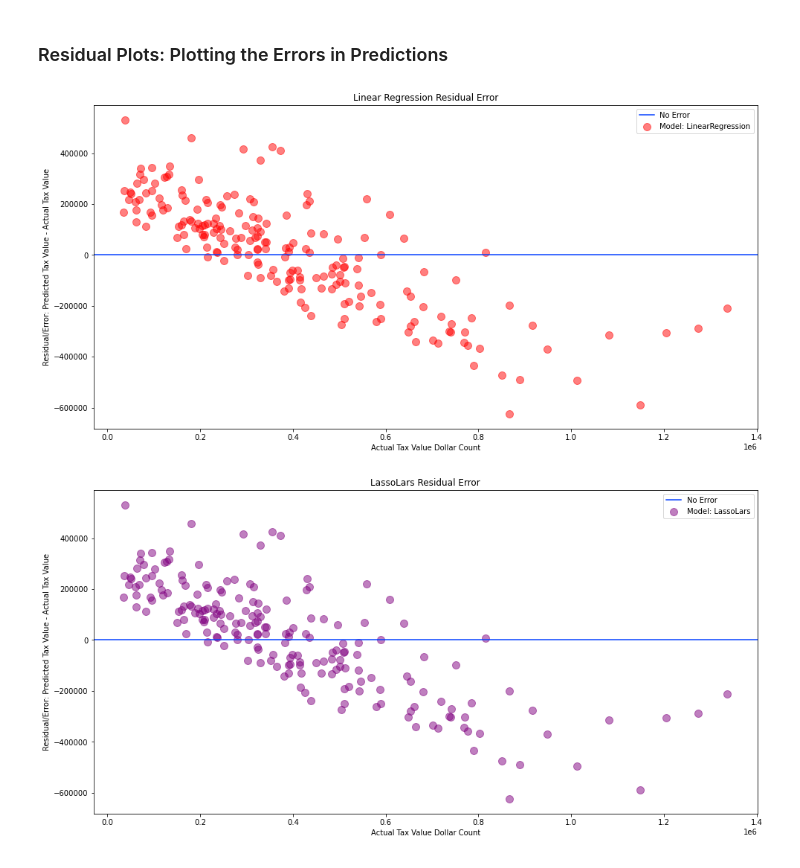
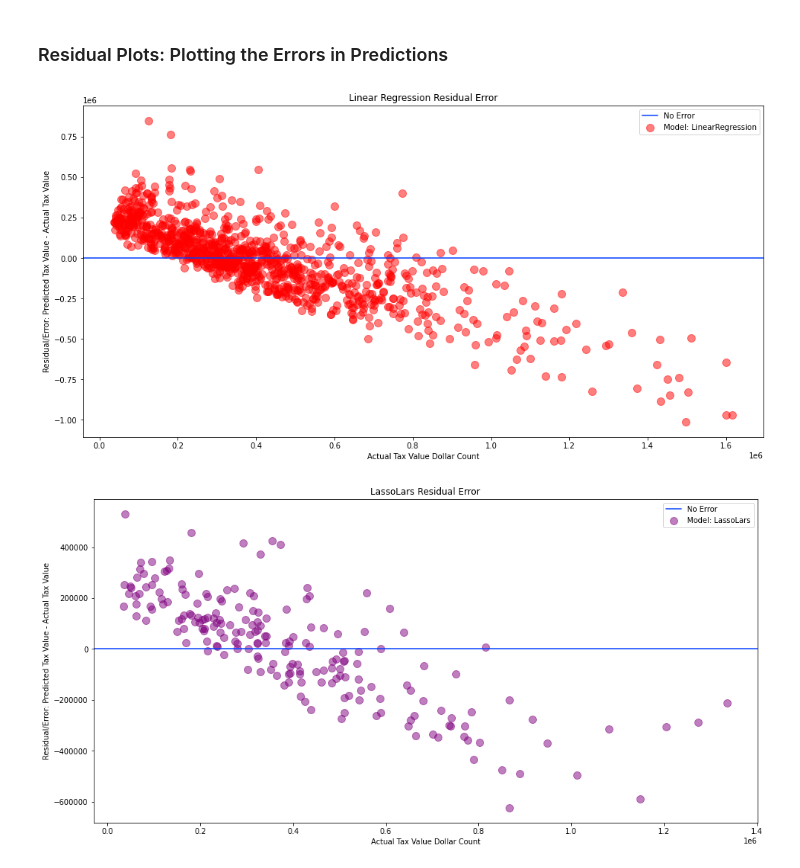
Before and after one commit to malachi-hale/Zillow-Project, a Jupyter notebook: Final_Project.ipynb, the cells around one changed output. Cells and saved outputs as stored; diff of their text form; code cells hidden in the pictures.

```diff
--- a/Final_Project.ipynb
+++ b/Final_Project.ipynb
@@ -1082,3 +1082,5 @@ Because our datasets our so large, we only graph the heads of the validate datas
+# %%
+validate_sample = y_validate.sample(1000)
 # %%
 # y_validate.head()
 plt.figure(figsize=(16,8))
@@ -1156,16 +1158,16 @@ The relationship between the actual and predicted values for all models have sim
 # %%
 # y_validate.head()
 plt.figure(figsize=(16,8))
 plt.axhline(label="No Error")
-plt.scatter(y_validate.taxvaluedollarcnt[0:200], y_validate.taxvaluedollarcnt_pred_lm_1[0:200]-y_validate.taxvaluedollarcnt[0:200],
+plt.scatter(validate_sample.taxvaluedollarcnt, validate_sample.taxvaluedollarcnt_pred_lm_1-validate_sample.taxvaluedollarcnt,
             alpha=.5, color="red", s=100, label="Model: LinearRegression")
 plt.legend()
 plt.xlabel("Actual Tax Value Dollar Count")
 plt.ylabel("Residual/Error: Predicted Tax Value - Actual Tax Value")
 plt.title("Linear Regression Residual Error")
 plt.show()
 # %% [output]
-[figure, old version]
+[figure, new version]
 # %%
 # y_validate.head()
 plt.figure(figsize=(16,8))
```
Also changed, not shown: parts of 7 cells of this notebook.
